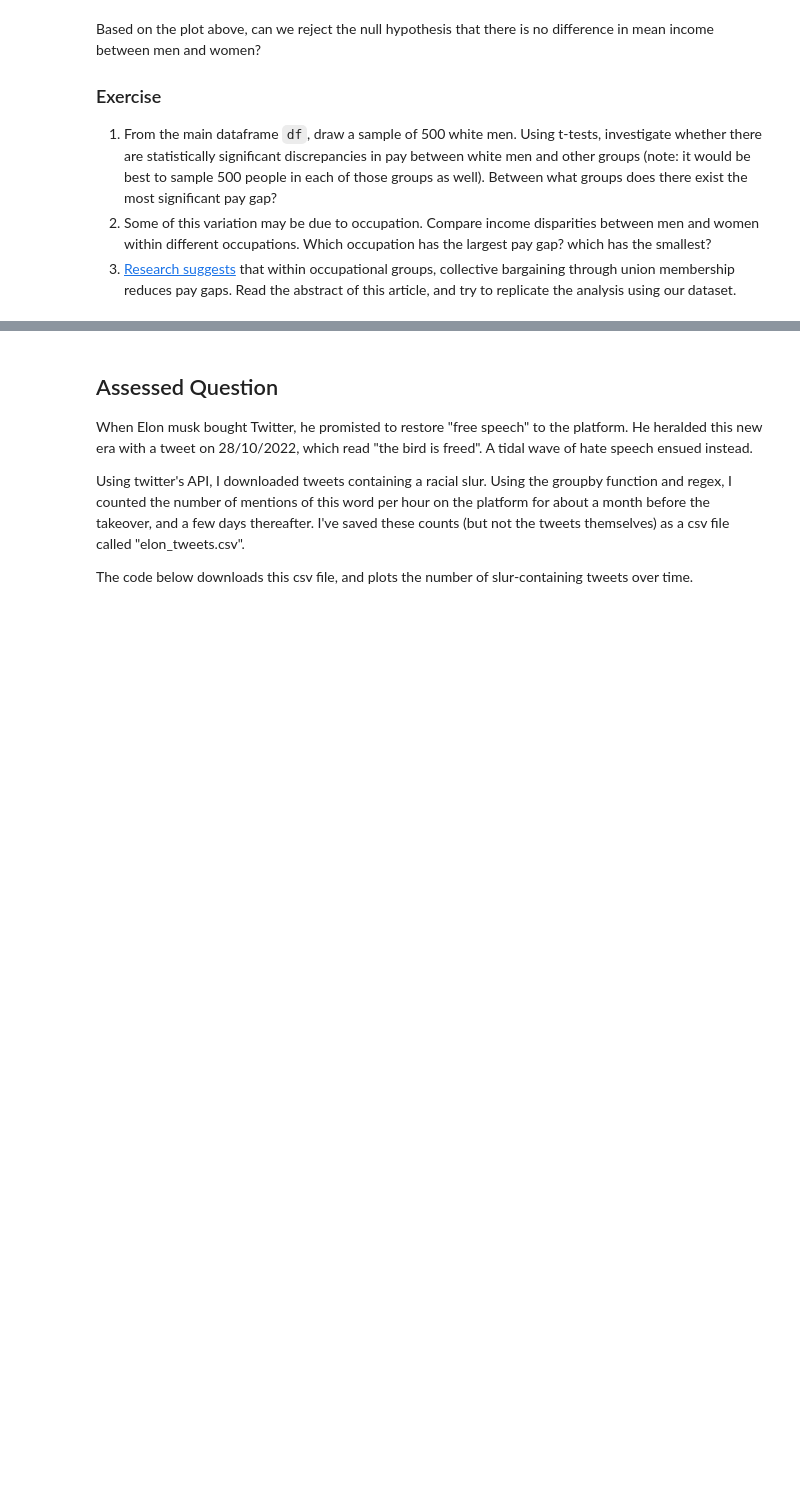
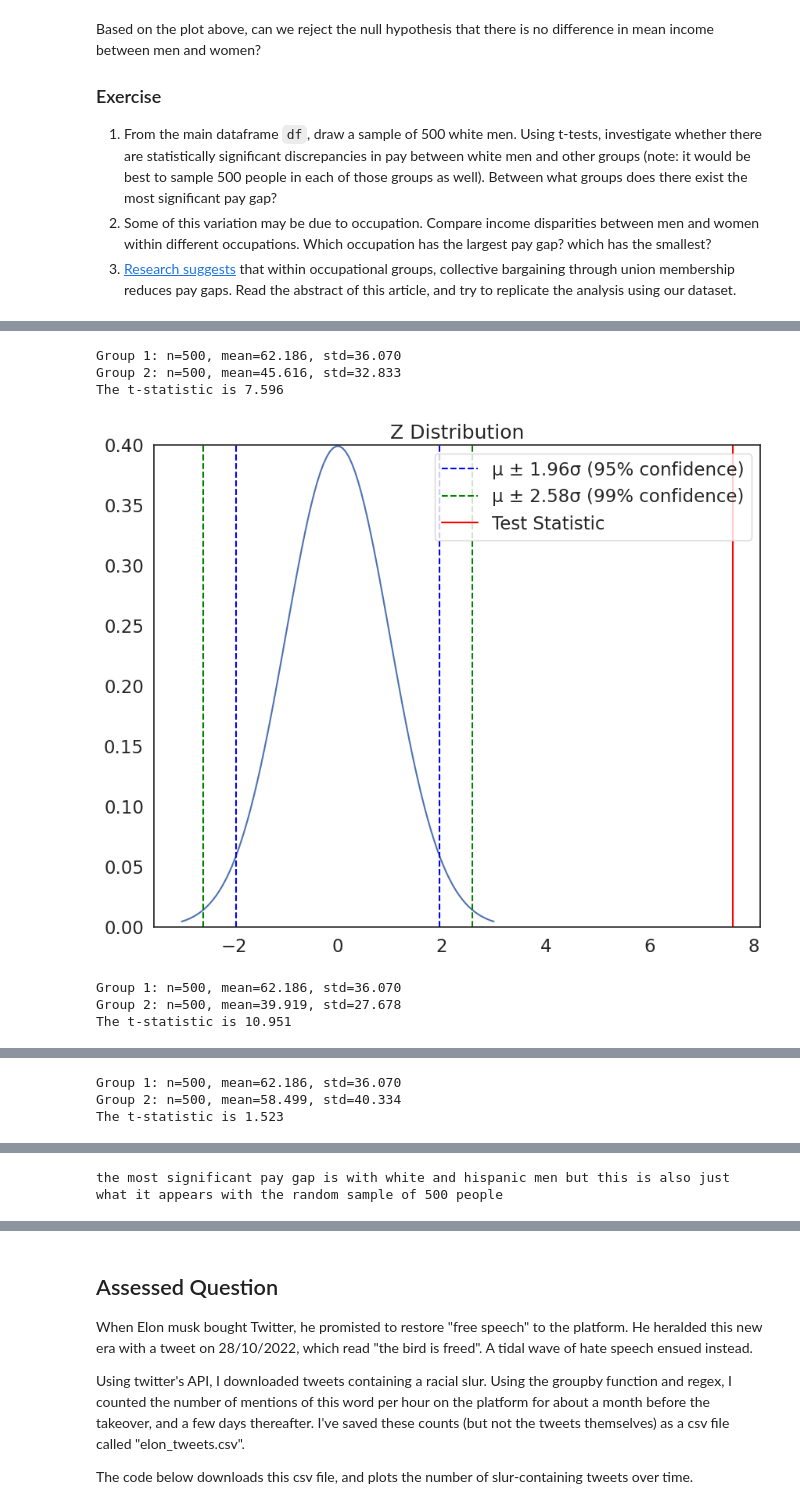
Before and after one commit to emetcalf-vas/QM2, a Jupyter notebook: notebooks/w06_hypothesis_testing.ipynb, the cells around one changed output, grey strips where cells are left out. Drawn from its saved outputs; the diff is of its cells as text; code cells hidden in the pictures; blank space fills up the shorter version.

```diff
--- a/notebooks/w06_hypothesis_testing.ipynb
+++ b/notebooks/w06_hypothesis_testing.ipynb
@@ -286,0 +303,31 @@ Based on the plot above, can we reject the null hypothesis that there is no diff
+# %%
+black_men = men[men["race"] ==2]
+black_men = black_men.sample(500)
+
+hisp_men = men[men["race"] == 3]
+hisp_men = hisp_men.sample(500)
+
+non_hisp_men = men[men["race"] == 4]
+non_hisp_men = non_hisp_men.sample(500)
+
+white_black = manual_ttest(white_men['income'],black_men['income'])
+
+plot_z(white_black)
+
+hisp_white = manual_ttest(white_men['income'],hisp_men['income'])
+
+plot_z(hisp_white)
+
+non_hisp_white = manual_ttest(white_men['income'],non_hisp_men['income'])
+
+plot_z(non_hisp_white)
+
+print("the most significant pay gap is with white and hispanic men but this is also just what it appears with the random sample of 500 people")
+# %% [output]
+Group 1: n=500, mean=62.186, std=36.070
+Group 2: n=500, mean=45.616, std=32.833
+The t-statistic is 7.596
+[figure, added]
+Group 1: n=500, mean=62.186, std=36.070
+Group 2: n=500, mean=39.919, std=27.678
+The t-statistic is 10.951
@@ -286,0 +335,3 @@ Based on the plot above, can we reject the null hypothesis that there is no diff
+Group 1: n=500, mean=62.186, std=36.070
+Group 2: n=500, mean=58.499, std=40.334
+The t-statistic is 1.523
@@ -286,0 +339 @@ Based on the plot above, can we reject the null hypothesis that there is no diff
+the most significant pay gap is with white and hispanic men but this is also just what it appears with the random sample of 500 people
```
Also changed, not shown: parts of 12 cells of this notebook.
